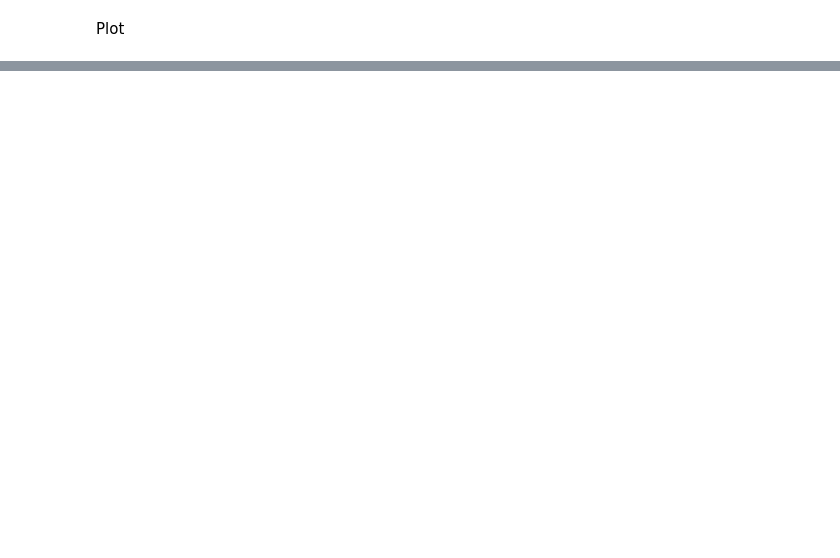
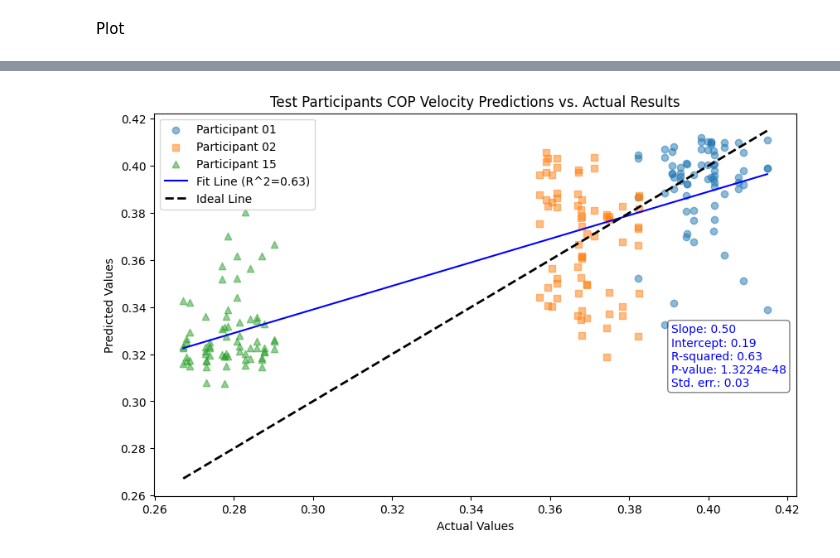
Before and after one commit to CopelandMIT/RADARTreePose, a Jupyter notebook: main_stability_prediction_preprocessing.ipynb, the cells around one changed output, grey strips where cells are left out. Drawn from its saved outputs; the diff is of its cells as text; code cells hidden in the pictures; blank space fills up the shorter version.

```diff
--- a/main_stability_prediction_preprocessing.ipynb
+++ b/main_stability_prediction_preprocessing.ipynb
@@ -665,0 +931,56 @@ plt.show()
+# %%
+import matplotlib.pyplot as plt
+import numpy as np
+from scipy import stats
+
+# Assuming predictions, actuals, and participant_ids have been defined earlier
+predictions = np.array(predictions)
+actuals = np.array(actuals)
+participant_ids = np.array(participant_ids)
+
+unique_participants = np.unique(participant_ids)
+slope, intercept, r_value, p_value, std_err = stats.linregress(actuals, predictions)
+
+# Create a sequence of numbers from min to max actual values for the line of best fit
+line_x = np.linspace(min(actuals), max(actuals), 100)
+line_y = slope * line_x + intercept
+
+# Plotting
+plt.figure(figsize=(10, 6))
+# Define a list of markers
+markers = ['o', 's', '^', 'v', '<', '>', 'p', '*', 'h', 'x', 'D']
+
+# Ensure we have enough markers, repeat if necessary
+if len(markers) < len(unique_participants):
+    markers = markers * (len(unique_participants) // len(markers) + 1)
+
+# Iterate over participants using a different marker for each
+for i, participant in enumerate(unique_participants):
+    idx = participant_ids == participant
+    plt.scatter(actuals[idx], predictions[idx], marker=markers[i], alpha=0.5, label=f'Participant {participant}')
+
+# Plot the line of best fit
+plt.plot(line_x, line_y, color='blue', label=f'Fit Line (R^2={r_value**2:.2f})')
+
+# Plot the diagonal line for reference
+plt.plot([min(actuals), max(actuals)], [min(actuals), max(actuals)], 'k--', lw=2, label='Ideal Line')
+
+# Add a legend
+plt.legend()
+
+# Add text box for the regression info
+textstr = '\n'.join((
+    f'Slope: {slope:.2f}',
+    f'Intercept: {intercept:.2f}',
+    f'R-squared: {r_value**2:.2f}',
+    f'P-value: {p_value:.4e}',
+    f'Std. err.: {std_err:.2f}'
+))
+props = dict(boxstyle='round', facecolor='white', alpha=0.5)
+plt.text(0.805, 0.45, textstr, transform=plt.gca().transAxes, fontsize=10, verticalalignment='top', bbox=props, color='blue')
+plt.title('Test Participants COP Velocity Predictions vs. Actual Results')
+plt.xlabel('Actual Values')
+plt.ylabel('Predicted Values')
+plt.show()
+# %% [output]
+[figure, added]
```
Also changed, not shown: parts of 19 cells of this notebook, 44 other files.
